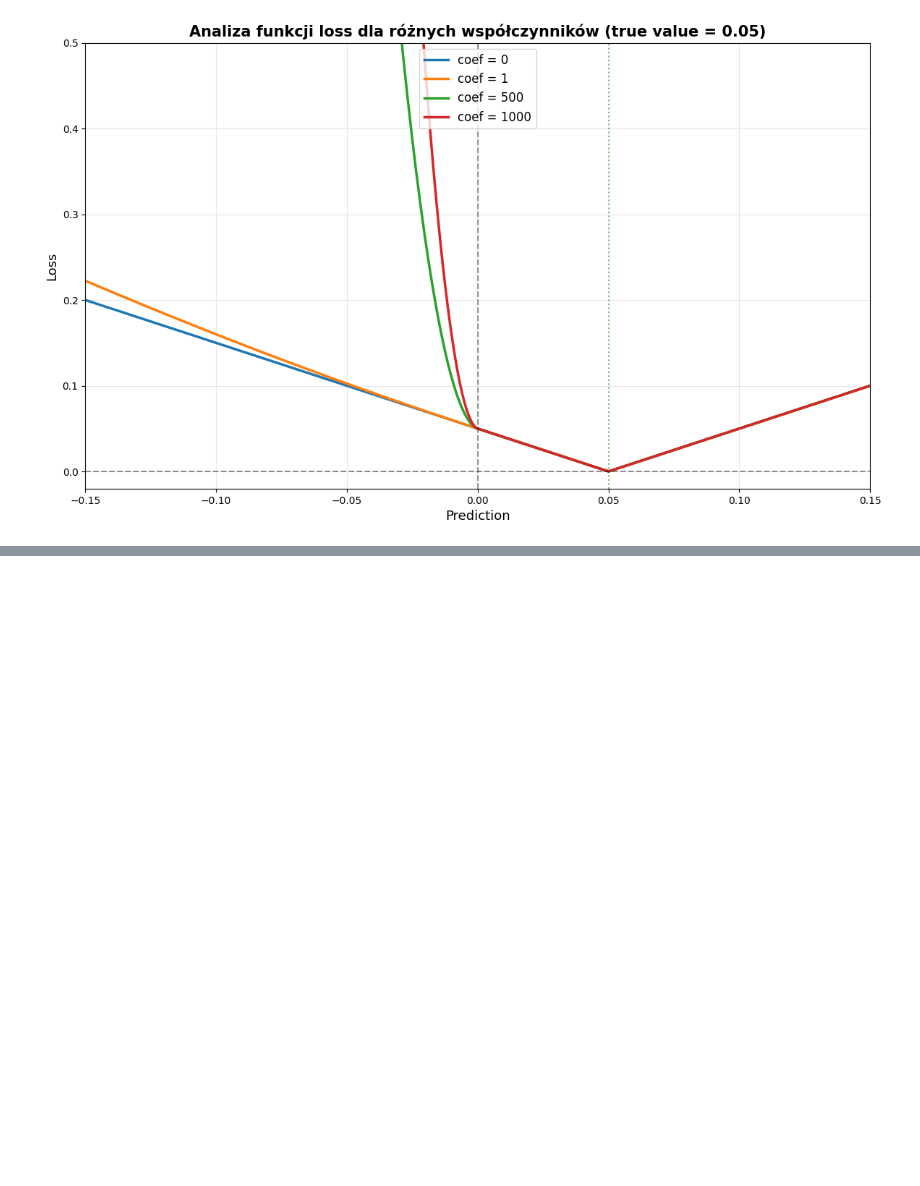
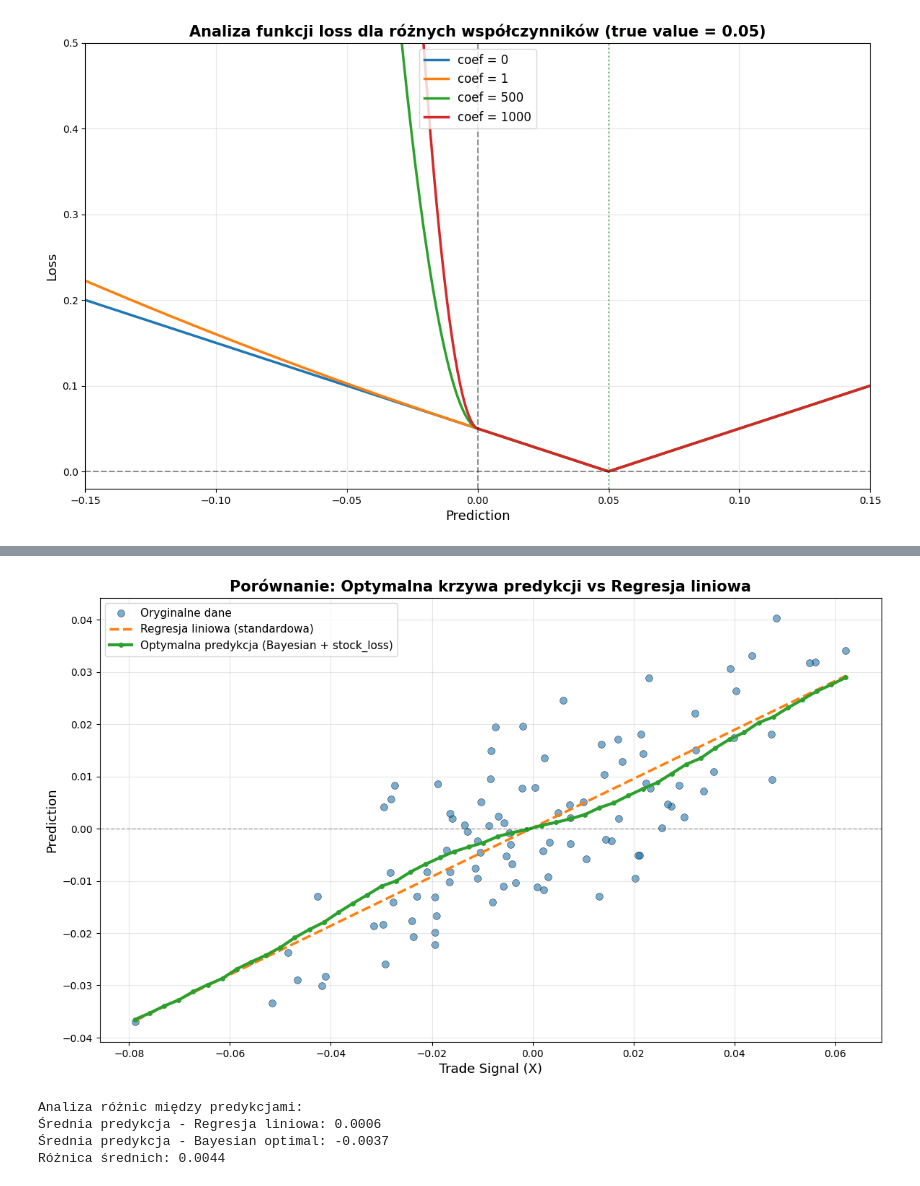
Before and after one commit to Jvsin/ai-studies, a Jupyter notebook: mpad/lab9/Piotr_Jasiński_lab9.ipynb, the cells around one changed output, grey strips where cells are left out. Cells and saved outputs as stored; diff of their text form; code cells hidden in the pictures; blank space fills up the shorter version.

```diff
--- a/mpad/lab9/Piotr_Jasiński_lab9.ipynb
+++ b/mpad/lab9/Piotr_Jasiński_lab9.ipynb
@@ -115,0 +166,10 @@ Współczynnik coeff wpływa jedynie na wartości przeciwne znakiem (czyli konkr
+# %%
+std_samples = idata.posterior["std"].values.flatten()
+alpha_samples = idata.posterior["alpha"].values.flatten()
+beta_samples = idata.posterior["beta"].values.flatten()
+N = std_samples.shape[0]
+
+print(f"Liczba próbek: {N}")
+print(f"Alpha - średnia: {alpha_samples.mean():.4f}, std: {alpha_samples.std():.4f}")
+print(f"Beta - średnia: {beta_samples.mean():.4f}, std: {beta_samples.std():.4f}")
+print(f"Std - średnia: {std_samples.mean():.4f}, std: {std_samples.std():.4f}")
@@ -115,0 +216,35 @@ Współczynnik coeff wpływa jedynie na wartości przeciwne znakiem (czyli konkr
+# %%
+# Wykres: Optymalna krzywa predykcji vs trade signal
+plt.figure(figsize=(14, 8))
+
+# Oryginalne dane
+plt.scatter(X.ravel(), y, c='C0', alpha=0.6, s=50, label='Oryginalne dane', edgecolors='black', linewidth=0.5)
+
+# Predykcja regresji liniowej
+plt.plot(X.ravel()[sort_idx], y_pred_sorted, c='C1', linewidth=2.5,
+         label='Regresja liniowa (standardowa)', linestyle='--')
+
+# Optymalna predykcja z modelu bayesowskiego
+plt.plot(trade_signals, opt_predictions, c='C2', linewidth=3,
+         label='Optymalna predykcja (Bayesian + stock_loss)', marker='o', markersize=4)
+
+plt.xlabel('Trade Signal (X)', fontsize=13)
+plt.ylabel('Prediction', fontsize=13)
+plt.title('Porównanie: Optymalna krzywa predykcji vs Regresja liniowa',
+          fontsize=15, fontweight='bold')
+plt.legend(fontsize=11, loc='best')
+plt.grid(True, alpha=0.3)
+plt.axhline(y=0, color='black', linestyle='--', alpha=0.3, linewidth=1)
+plt.show()
+
+# Wyświetlenie różnic
+print("\nAnaliza różnic między predykcjami:")
+print(f"Średnia predykcja - Regresja liniowa: {y_pred.mean():.4f}")
+print(f"Średnia predykcja - Bayesian optimal: {opt_predictions.mean():.4f}")
+print(f"Różnica średnich: {abs(y_pred.mean() - opt_predictions.mean()):.4f}")
+# %% [output]
+[figure, added]
+Analiza różnic między predykcjami:
+Średnia predykcja - Regresja liniowa: 0.0006
+Średnia predykcja - Bayesian optimal: -0.0037
+Różnica średnich: 0.0044
```
Also changed, not shown: parts of 4 cells of this notebook.
